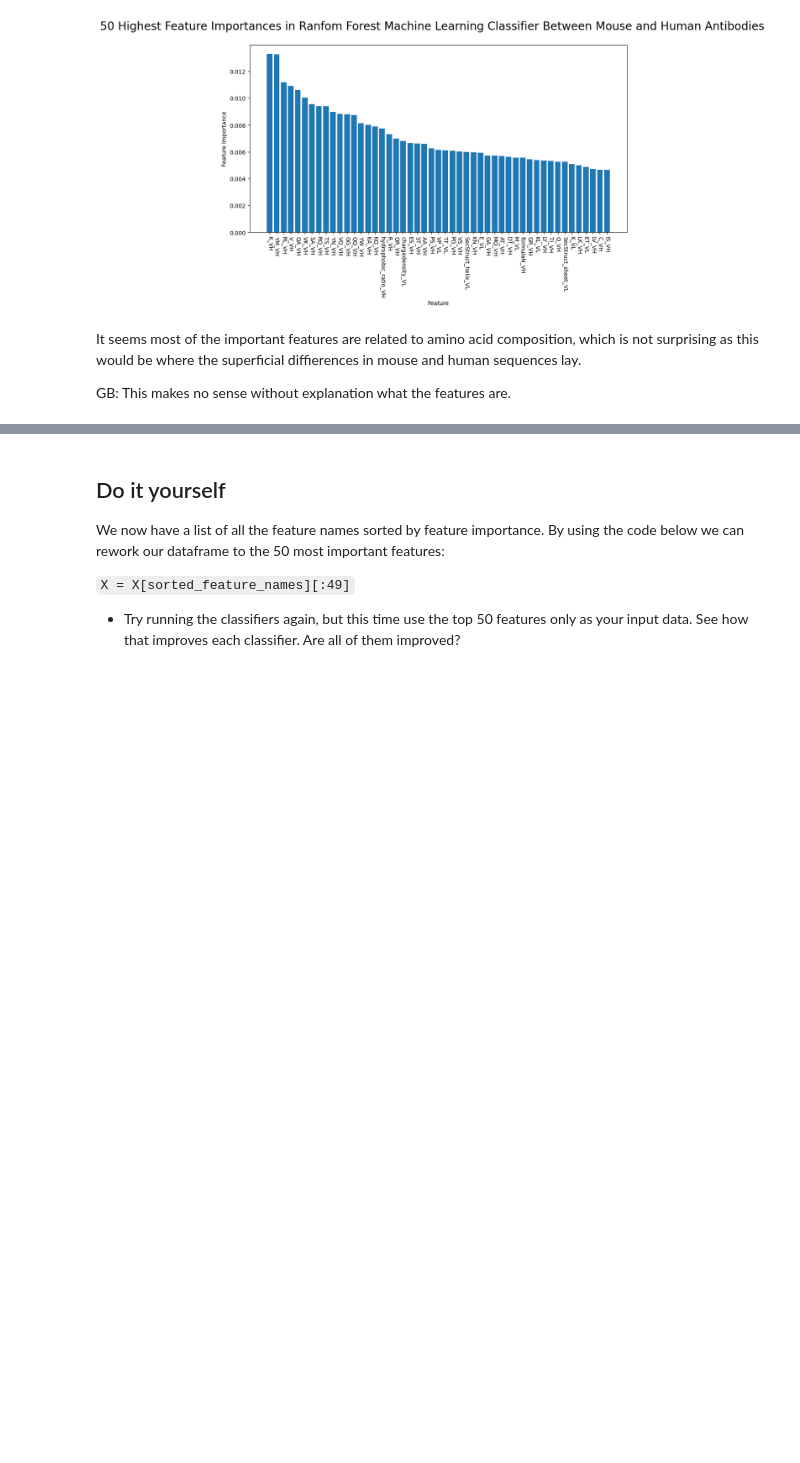
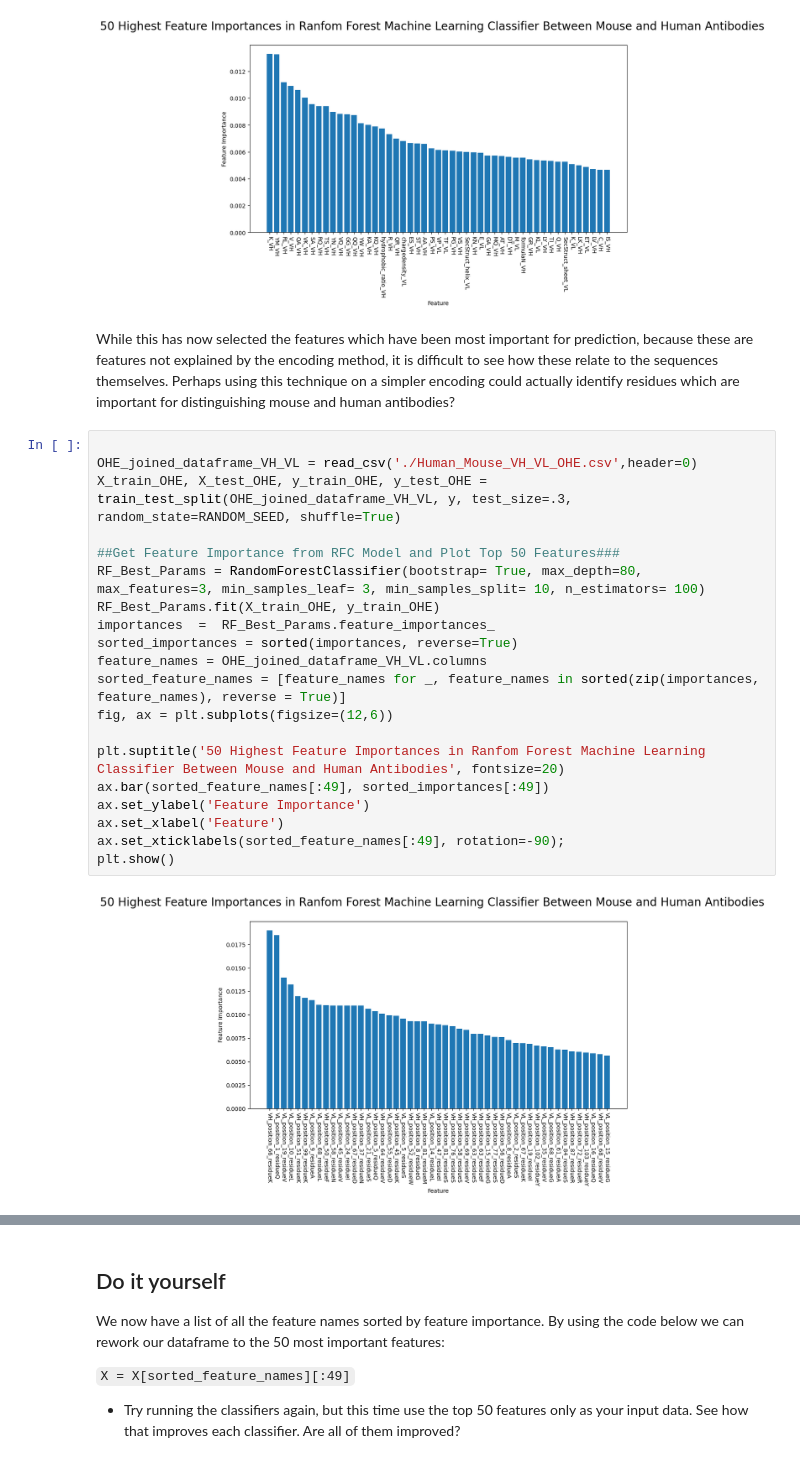
Before and after one commit to AdamTest24/Antibody_Materials, a Jupyter notebook: GB_AL_Comments/Machine_Learning_Part2_GB.ipynb, the cells around one changed output, grey strips where cells are left out. Cells and saved outputs as stored; diff of their text form; blank space fills up the shorter version.

```diff
--- a/GB_AL_Comments/Machine_Learning_Part2_GB.ipynb
+++ b/GB_AL_Comments/Machine_Learning_Part2_GB.ipynb
@@ -322,7 +323,27 @@ ax.set_xticklabels(sorted_feature_names[:49], rotation=-90);
 plt.show()
 # %% [output]
 [figure]
-# %% [markdown]
-It seems most of the important features are related to amino acid composition, which is not surprising as this would be where the superficial diffierences in mouse and human sequences lay.
-
-GB: This makes no sense without explanation what the features are.
+# %% [markdown]
+While this has now selected the features which have been most important for prediction, because these are features not explained by the encoding method, it is difficult to see how these relate to the sequences themselves. Perhaps using this technique on a simpler encoding could actually identify residues which are important for distinguishing mouse and human antibodies?
+# %%
+
+OHE_joined_dataframe_VH_VL = read_csv('./Human_Mouse_VH_VL_OHE.csv',header=0)
+X_train_OHE, X_test_OHE, y_train_OHE, y_test_OHE = train_test_split(OHE_joined_dataframe_VH_VL, y, test_size=.3, random_state=RANDOM_SEED, shuffle=True)
+
+##Get Feature Importance from RFC Model and Plot Top 50 Features###
+RF_Best_Params = RandomForestClassifier(bootstrap= True, max_depth=80, max_features=3, min_samples_leaf= 3, min_samples_split= 10, n_estimators= 100)
+RF_Best_Params.fit(X_train_OHE, y_train_OHE)
+importances  =  RF_Best_Params.feature_importances_
+sorted_importances = sorted(importances, reverse=True)
+feature_names = OHE_joined_dataframe_VH_VL.columns
+sorted_feature_names = [feature_names for _, feature_names in sorted(zip(importances, feature_names), reverse = True)]
+fig, ax = plt.subplots(figsize=(12,6))
+
+plt.suptitle('50 Highest Feature Importances in Ranfom Forest Machine Learning Classifier Between Mouse and Human Antibodies', fontsize=20)
+ax.bar(sorted_feature_names[:49], sorted_importances[:49])
+ax.set_ylabel('Feature Importance')
+ax.set_xlabel('Feature')
+ax.set_xticklabels(sorted_feature_names[:49], rotation=-90);
+plt.show()
+# %% [output]
+[figure, added]
```
Also changed, not shown: parts of 4 cells of this notebook, 1 other file.
